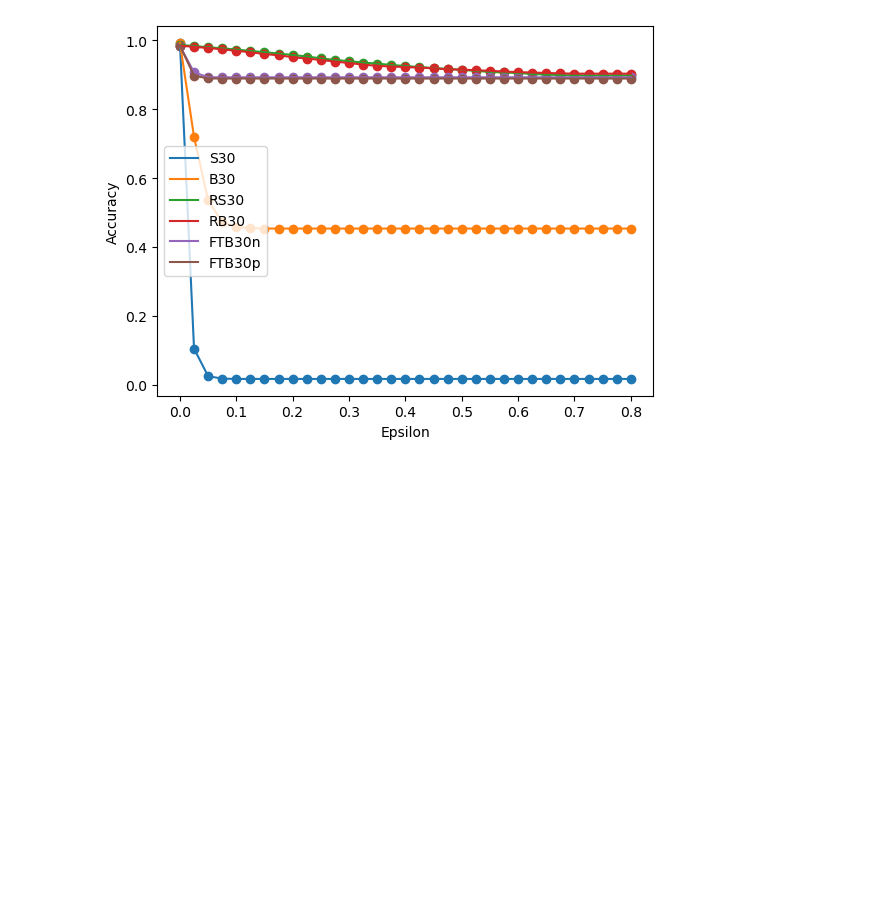
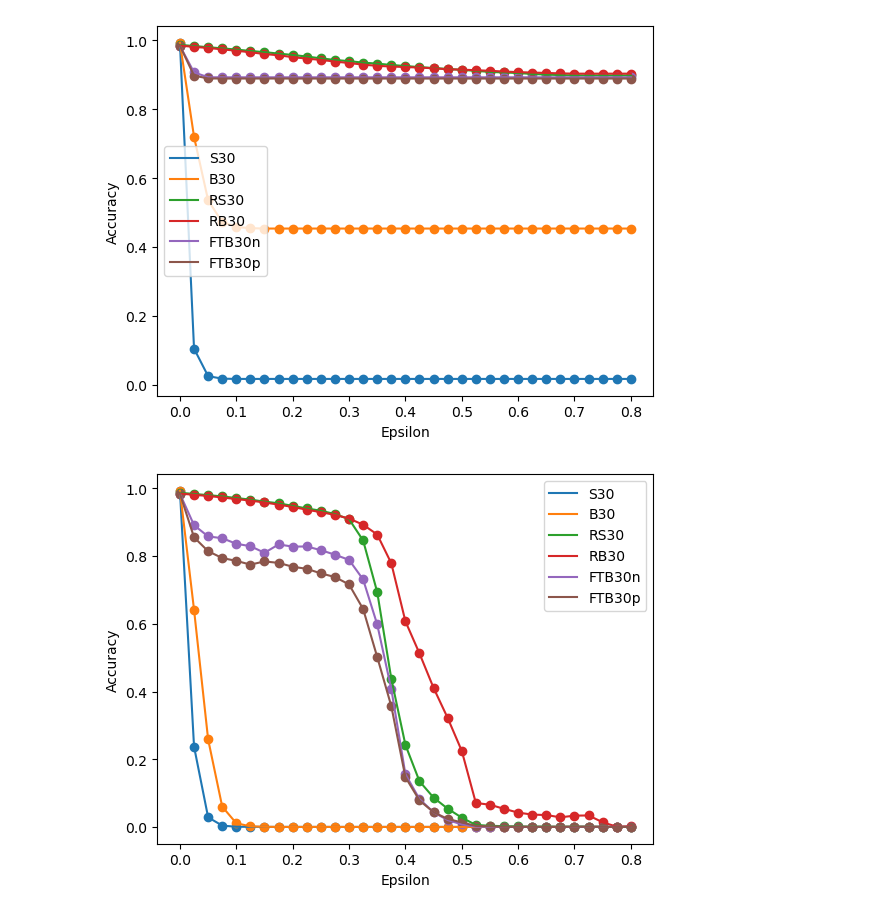
Before and after one commit to hugorecio-7/Praktikak-PrototypeDNN-Robustness-main, a Jupyter notebook: Adversarial_Attacks_Testing.ipynb, the cells around one changed output. Cells and saved outputs as stored; diff of their text form; code cells hidden in the pictures; blank space fills up the shorter version.

Commit message:
Erazo berriak + gradienteak zuzenduak + konparaketa

```diff
--- a/Adversarial_Attacks_Testing.ipynb
+++ b/Adversarial_Attacks_Testing.ipynb
@@ -181,3 +169,16 @@ attack = partial(LinfFMNA_attack, steps=iters)
 adversarial_attacks_eps_plot(models, model_names, test_loader, attack, loss, max_eps, step=step, foolbox_use=True)
 # %% [output]
 [figure]
+# %%
+iters = 10 #40
+step = 0.025
+random_start = True
+max_eps = 0.8
+models = [s30, b30, rs30, rb30, ftb30n, ftb30p]
+model_names = ["S30", "B30", "RS30", "RB30", "FTB30n", "FTB30p"]
+loss = CELoss
+attack = partial(LinfMomentumIterativeFastGradient_attack, steps=iters)
+
+adversarial_attacks_eps_plot(models, model_names, test_loader, attack, loss, max_eps, step=step, foolbox_use=True)
+# %% [output]
+[figure, added]
```
Also changed, not shown: parts of 3 cells of this notebook, 2 other files.
